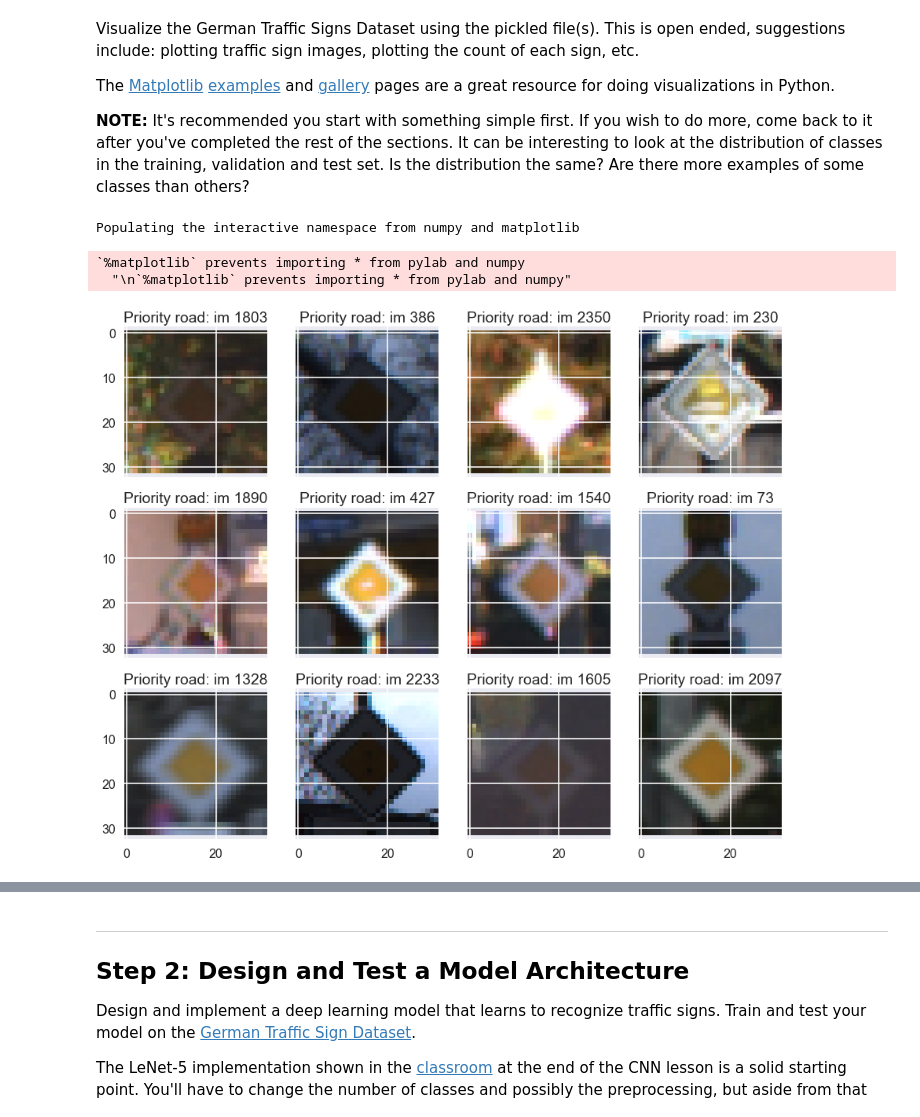
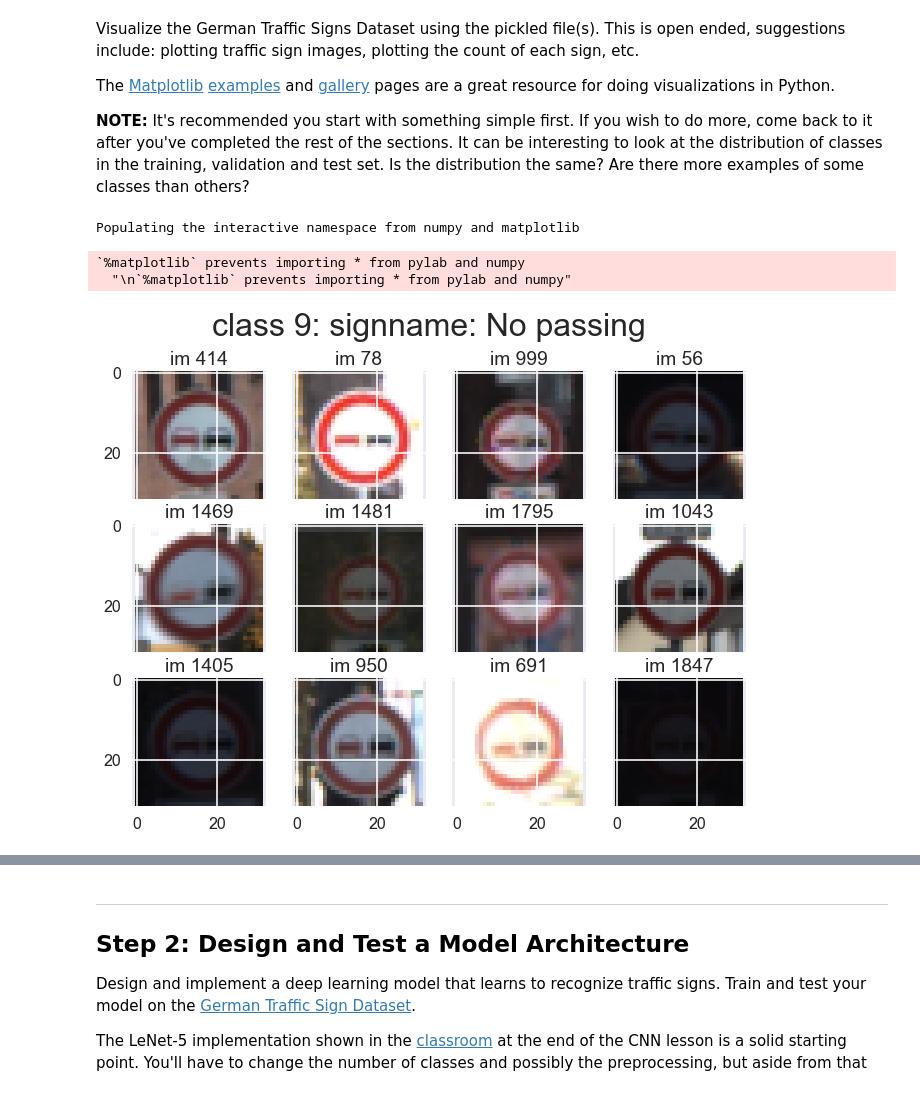
Before and after one commit to joytafty/CarND-Traffic-Sign-Classifier-Project, a Jupyter notebook: Traffic_Sign_Classifier.ipynb, the cells around one changed output, grey strips where cells are left out. Saved outputs shown, nothing was run; the diff lists cells and outputs as text; code cells hidden in the pictures.

```diff
--- a/Traffic_Sign_Classifier.ipynb
+++ b/Traffic_Sign_Classifier.ipynb
@@ -100,33 +102,35 @@ from itertools import chain
 import seaborn as sns
 sns.set_context('poster')
 %pylab inline
 
 def assemble_df(X, y, set_name=''):
     temp = pd.DataFrame()
     temp['X'] = [x for x in X]
     temp['y'] = y
     temp['set'] = set_name
     return temp
 
 train_df = assemble_df(X_train, y_train, 'train')
 validation_df = assemble_df(X_valid, y_valid, 'validation')
 test_df = assemble_df(X_test, y_test, 'test')
 
 dataset_df = pd.concat([train_df, validation_df, test_df], axis=0)
 signname = pd.read_csv('signnames.csv')
+signname_dict = signname['SignName'].to_dict()
 class_idx = np.random.randint(low=0, high=n_classes, size = 1)[0]
 selected_signname = signname[signname['ClassId']==class_idx]['SignName'].values[0]
 
-f1, axes1 = plt.subplots(3, 4, sharex='col', sharey='row', figsize=(15, 12))
+f1, axes1 = plt.subplots(3, 4, sharex='col', sharey='row', figsize=(11, 8))
+plt.suptitle("class {}: signname: {}".format(str(class_idx), selected_signname), fontsize=32)
 dataset_df = pd.merge(dataset_df, signname, left_on='y', right_on='ClassId', how='left')
 class_df = dataset_df[dataset_df['y']==class_idx].reset_index(drop=True)
 selected_image_indices = np.random.randint(low=0, high=len(class_df), size=12)
 images = class_df['X'].ix[selected_image_indices]
 for image, ax, idx in zip(images, chain(*axes1), selected_image_indices):
     ax.imshow(image)
-    ax.set_title('{}: im {}'.format(selected_signname, str(idx)))
+    ax.set_title('im {}'.format(str(idx)))
 # %% [output]
 Populating the interactive namespace from numpy and matplotlib
 `%matplotlib` prevents importing * from pylab and numpy
   "\n`%matplotlib` prevents importing * from pylab and numpy"
-[figure, old version]
+[figure, new version]
```
Also changed, not shown: parts of 21 cells of this notebook.
